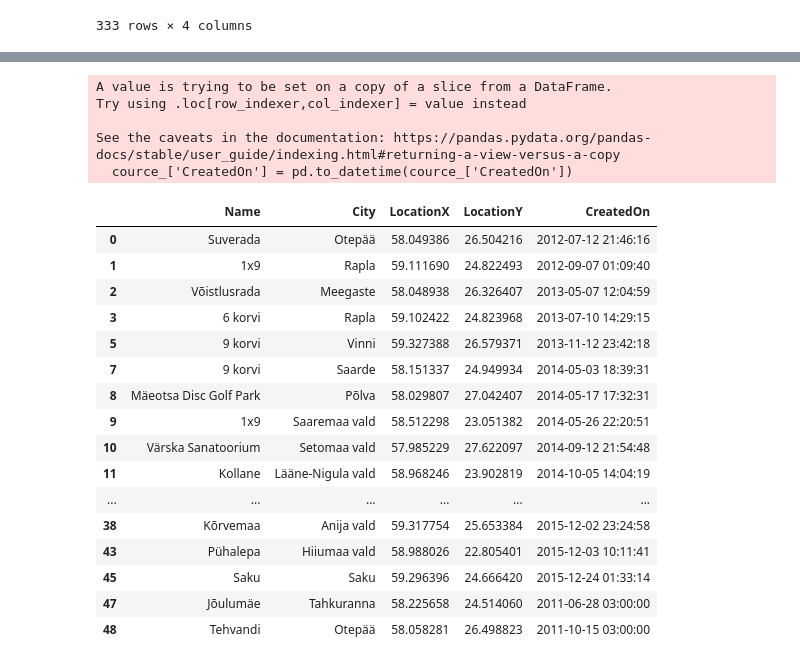
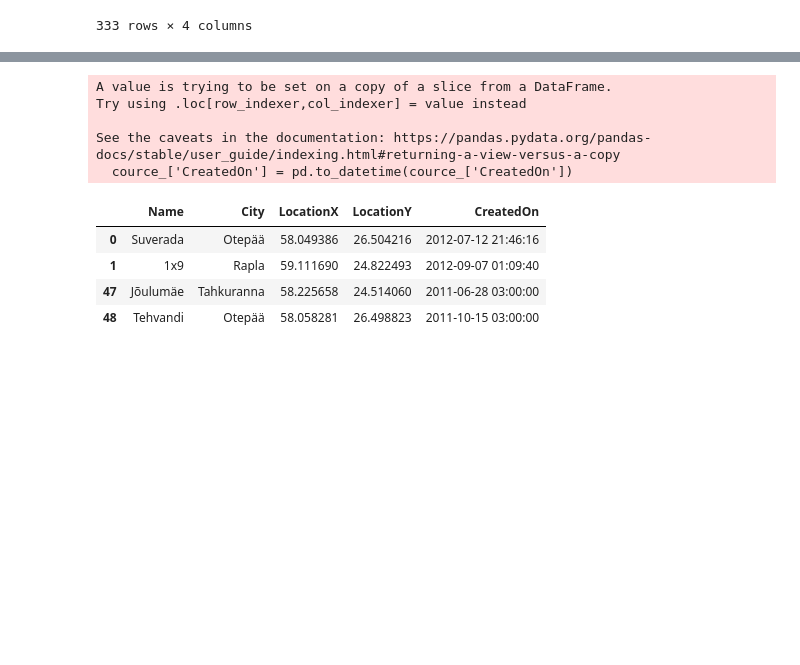
Before and after one commit to Karmosav/discgolf-data, a Jupyter notebook: golf.ipynb, the cells around one changed output, grey strips where cells are left out. Cells and saved outputs as stored; diff of their text form; code cells hidden in the pictures; blank space fills up the shorter version.

```diff
--- a/golf.ipynb
+++ b/golf.ipynb
@@ -389,37 +391,25 @@ estonia_map
 # %%
 columns =['Name','City','LocationX','LocationY','CreatedOn']
 cource_ = cource[columns]
 cource_['CreatedOn'] = pd.to_datetime(cource_['CreatedOn'])
 # Filter rows where the date is smaller than '2105-01-01'
-cource_ = cource_[cource_['CreatedOn'] < '2016-01-01']
+cource_ = cource_[cource_['CreatedOn'] < '2013-01-01']
 cource_ = cource_.dropna()
 cource_ = cource_.drop_duplicates(subset=['LocationX','LocationY'], keep='first')
 cource_['LocationY'] = pd.to_numeric(cource_['LocationY'], errors='coerce')
 cource_['LocationX'] = pd.to_numeric(cource_['LocationX'], errors='coerce')
 cource_['LocationY'] = cource_['LocationY'].astype(float)
 cource_['LocationX'] = cource_['LocationX'].astype(float)
 cource_
 # %% [output]
 A value is trying to be set on a copy of a slice from a DataFrame.
 Try using .loc[row_indexer,col_indexer] = value instead
 
 See the caveats in the documentation: https://pandas.pydata.org/pandas-docs/stable/user_guide/indexing.html#returning-a-view-versus-a-copy
   cource_['CreatedOn'] = pd.to_datetime(cource_['CreatedOn'])
 |  | Name | City | LocationX | LocationY | CreatedOn |
 | 0 | Suverada | Otepää | 58.049386 | 26.504216 | 2012-07-12 21:46:16 |
 | 1 | 1x9 | Rapla | 59.111690 | 24.822493 | 2012-09-07 01:09:40 |
-| 2 | Võistlusrada | Meegaste | 58.048938 | 26.326407 | 2013-05-07 12:04:59 |
-| 3 | 6 korvi | Rapla | 59.102422 | 24.823968 | 2013-07-10 14:29:15 |
-| 5 | 9 korvi | Vinni | 59.327388 | 26.579371 | 2013-11-12 23:42:18 |
-| 7 | 9 korvi | Saarde | 58.151337 | 24.949934 | 2014-05-03 18:39:31 |
-| 8 | Mäeotsa Disc Golf Park | Põlva | 58.029807 | 27.042407 | 2014-05-17 17:32:31 |
-| 9 | 1x9 | Saaremaa vald | 58.512298 | 23.051382 | 2014-05-26 22:20:51 |
-| 10 | Värska Sanatoorium | Setomaa vald | 57.985229 | 27.622097 | 2014-09-12 21:54:48 |
-| 11 | Kollane | Lääne-Nigula vald | 58.968246 | 23.902819 | 2014-10-05 14:04:19 |
-| ... | ... | ... | ... | ... | ... |
-| 38 | Kõrvemaa | Anija vald | 59.317754 | 25.653384 | 2015-12-02 23:24:58 |
-| 43 | Pühalepa | Hiiumaa vald | 58.988026 | 22.805401 | 2015-12-03 10:11:41 |
-| 45 | Saku | Saku | 59.296396 | 24.666420 | 2015-12-24 01:33:14 |
 | 47 | Jõulumäe | Tahkuranna | 58.225658 | 24.514060 | 2011-06-28 03:00:00 |
 | 48 | Tehvandi | Otepää | 58.058281 | 26.498823 | 2011-10-15 03:00:00 |
 # %%
```
Also changed, not shown: parts of 7 cells of this notebook.
